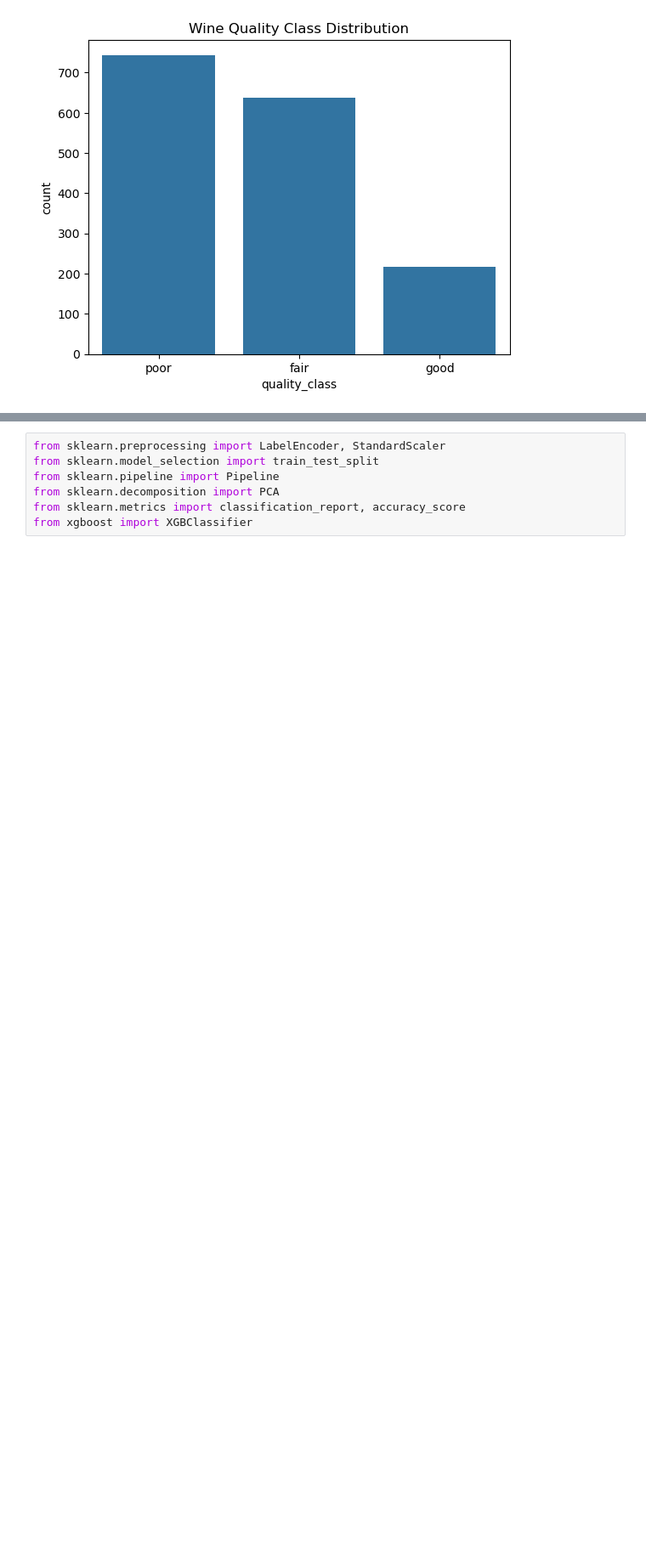
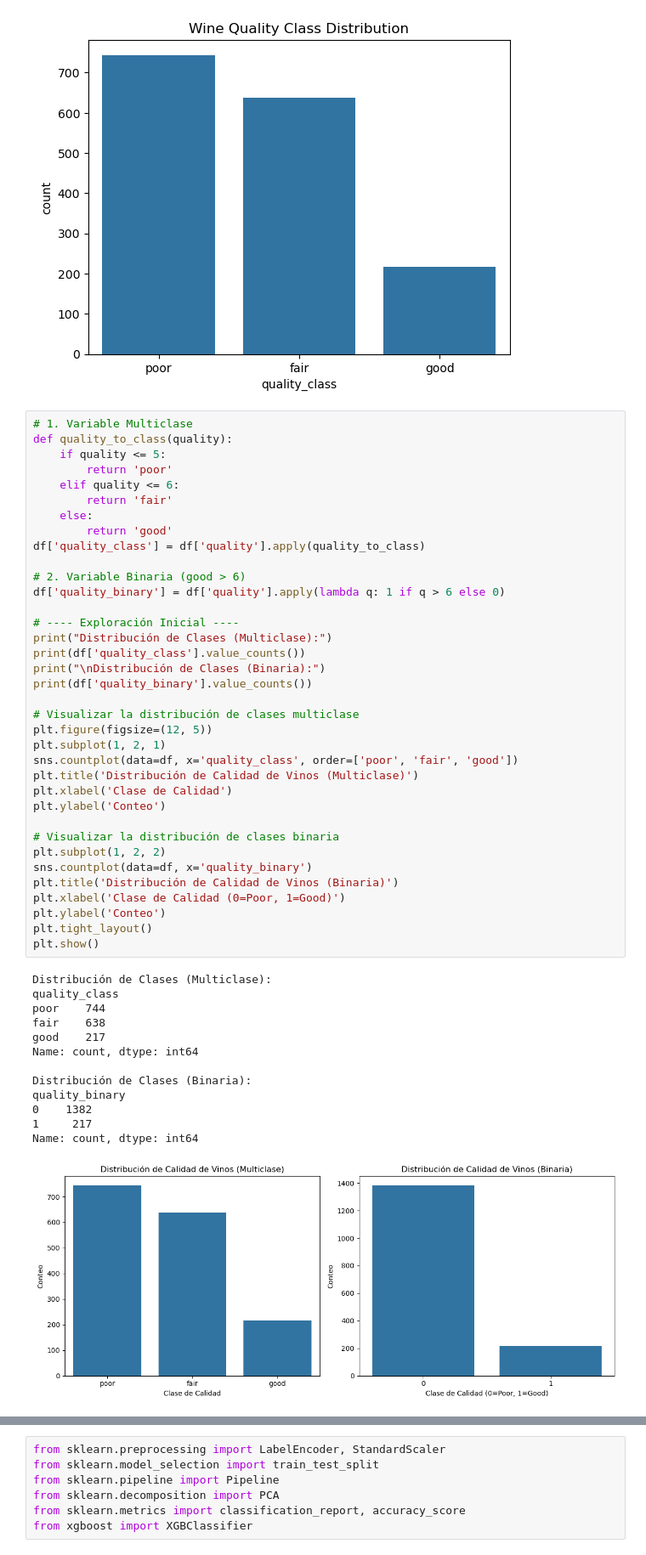
Before and after one commit to johnomnion/tallerPCA, a Jupyter notebook: PCA-example-challenge.ipynb, the cells around one changed output, grey strips where cells are left out. Shown at 85% size. Cells and saved outputs as stored; diff of their text form; blank space fills up the shorter version.

```diff
--- a/PCA-example-challenge.ipynb
+++ b/PCA-example-challenge.ipynb
@@ -174,4 +174,54 @@ fair    638
 good    217
 Name: count, dtype: int64
 [figure]
+# %%
+# 1. Variable Multiclase
+def quality_to_class(quality):
+    if quality <= 5:
+        return 'poor'
+    elif quality <= 6:
+        return 'fair'
+    else:
+        return 'good'
+df['quality_class'] = df['quality'].apply(quality_to_class)
+
+# 2. Variable Binaria (good > 6)
+df['quality_binary'] = df['quality'].apply(lambda q: 1 if q > 6 else 0)
+
+# ---- Exploración Inicial ----
+print("Distribución de Clases (Multiclase):")
+print(df['quality_class'].value_counts())
+print("\nDistribución de Clases (Binaria):")
+print(df['quality_binary'].value_counts())
+
+# Visualizar la distribución de clases multiclase
+plt.figure(figsize=(12, 5))
+plt.subplot(1, 2, 1)
+sns.countplot(data=df, x='quality_class', order=['poor', 'fair', 'good'])
+plt.title('Distribución de Calidad de Vinos (Multiclase)')
+plt.xlabel('Clase de Calidad')
+plt.ylabel('Conteo')
+
+# Visualizar la distribución de clases binaria
+plt.subplot(1, 2, 2)
+sns.countplot(data=df, x='quality_binary')
+plt.title('Distribución de Calidad de Vinos (Binaria)')
+plt.xlabel('Clase de Calidad (0=Poor, 1=Good)')
+plt.ylabel('Conteo')
+plt.tight_layout()
+plt.show()
+# %% [output]
+Distribución de Clases (Multiclase):
+quality_class
+poor    744
+fair    638
+good    217
+Name: count, dtype: int64
+
+Distribución de Clases (Binaria):
+quality_binary
+0    1382
+1     217
+Name: count, dtype: int64
+[figure, added]
 # %% [markdown]
```
Also changed, not shown: parts of 5 cells of this notebook.
